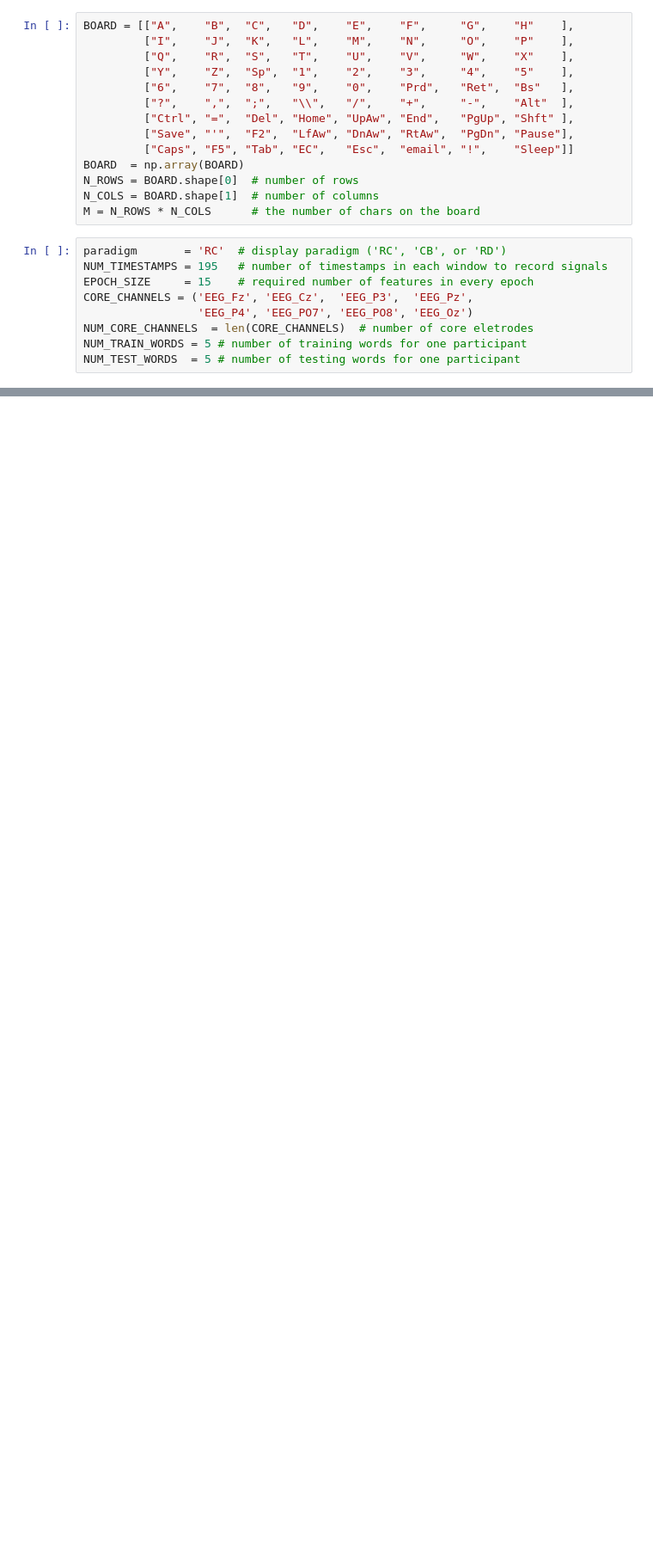
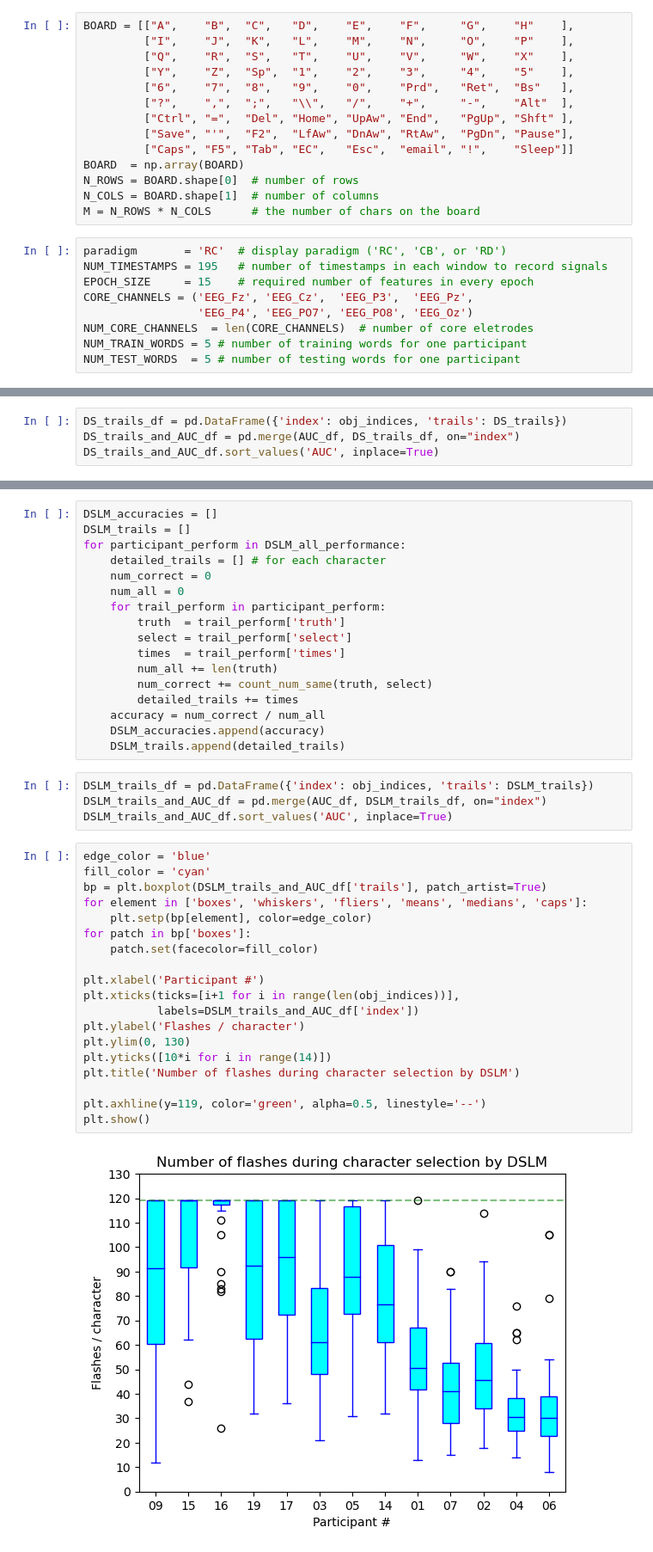
Before and after one commit to zs144/P300-BCI, a Jupyter notebook: Task6/task6.ipynb, the cells around one changed output, grey strips where cells are left out. Shown at 86% size. Saved outputs shown, nothing was run; the diff lists cells and outputs as text; blank space fills up the shorter version.

```diff
--- a/Task6/task6.ipynb
+++ b/Task6/task6.ipynb
@@ -192,0 +264,4 @@ for obj in obj_indices:
+# %%
+DS_trails_df = pd.DataFrame({'index': obj_indices, 'trails': DS_trails})
+DS_trails_and_AUC_df = pd.merge(AUC_df, DS_trails_df, on="index")
+DS_trails_and_AUC_df.sort_values('AUC', inplace=True)
@@ -192,0 +448,42 @@ for obj in obj_indices:
+# %%
+DSLM_accuracies = []
+DSLM_trails = []
+for participant_perform in DSLM_all_performance:
+    detailed_trails = [] # for each character
+    num_correct = 0
+    num_all = 0
+    for trail_perform in participant_perform:
+        truth  = trail_perform['truth']
+        select = trail_perform['select']
+        times  = trail_perform['times']
+        num_all += len(truth)
+        num_correct += count_num_same(truth, select)
+        detailed_trails += times
+    accuracy = num_correct / num_all
+    DSLM_accuracies.append(accuracy)
+    DSLM_trails.append(detailed_trails)
+# %%
+DSLM_trails_df = pd.DataFrame({'index': obj_indices, 'trails': DSLM_trails})
+DSLM_trails_and_AUC_df = pd.merge(AUC_df, DSLM_trails_df, on="index")
+DSLM_trails_and_AUC_df.sort_values('AUC', inplace=True)
+# %%
+edge_color = 'blue'
+fill_color = 'cyan'
+bp = plt.boxplot(DSLM_trails_and_AUC_df['trails'], patch_artist=True)
+for element in ['boxes', 'whiskers', 'fliers', 'means', 'medians', 'caps']:
+    plt.setp(bp[element], color=edge_color)
+for patch in bp['boxes']:
+    patch.set(facecolor=fill_color)
+
+plt.xlabel('Participant #')
+plt.xticks(ticks=[i+1 for i in range(len(obj_indices))],
+           labels=DSLM_trails_and_AUC_df['index'])
+plt.ylabel('Flashes / character')
+plt.ylim(0, 130)
+plt.yticks([10*i for i in range(14)])
+plt.title('Number of flashes during character selection by DSLM')
+
+plt.axhline(y=119, color='green', alpha=0.5, linestyle='--')
+plt.show()
+# %% [output]
+[figure, added]
```
Also changed, not shown: parts of 13 cells of this notebook, 1 other file.
